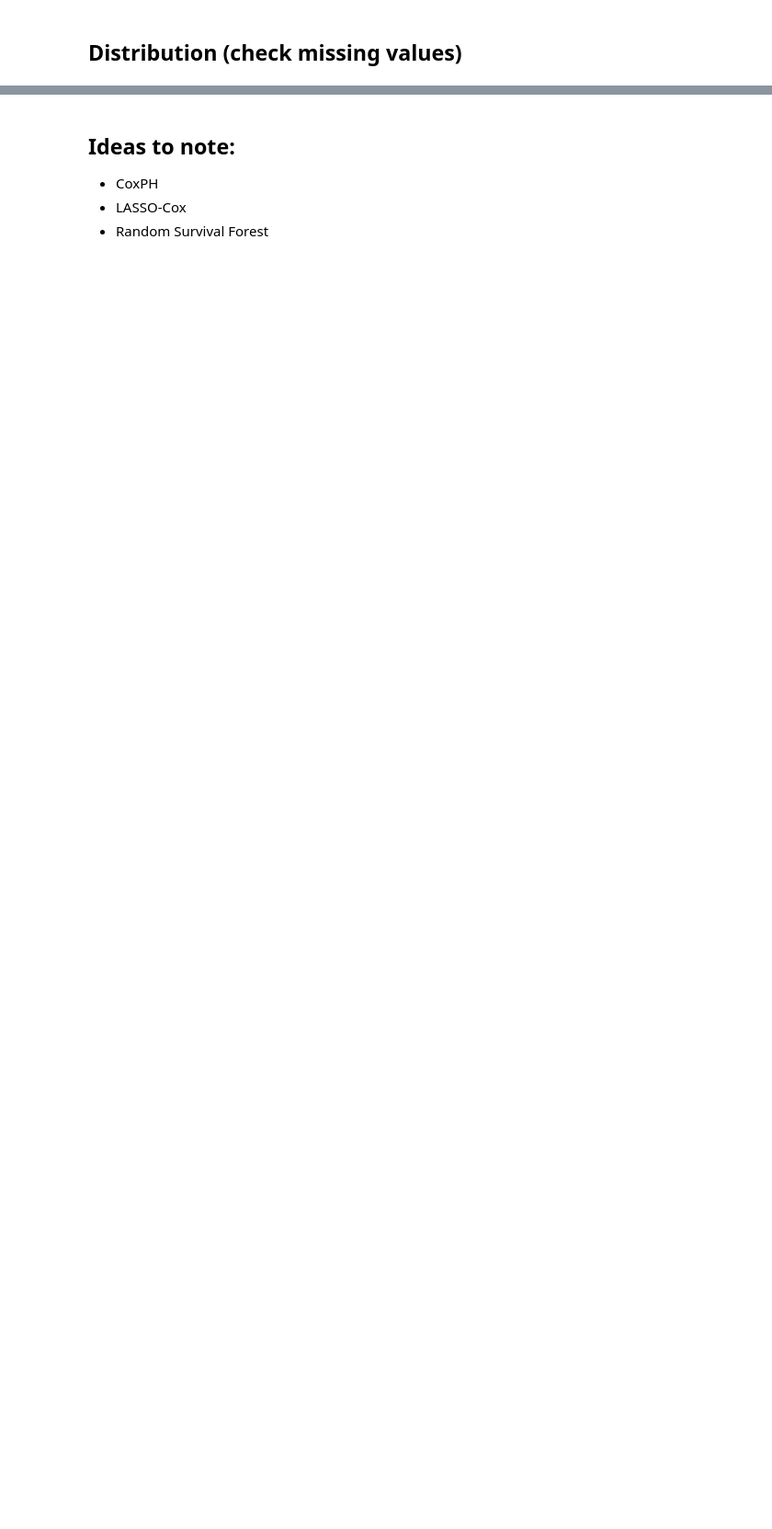
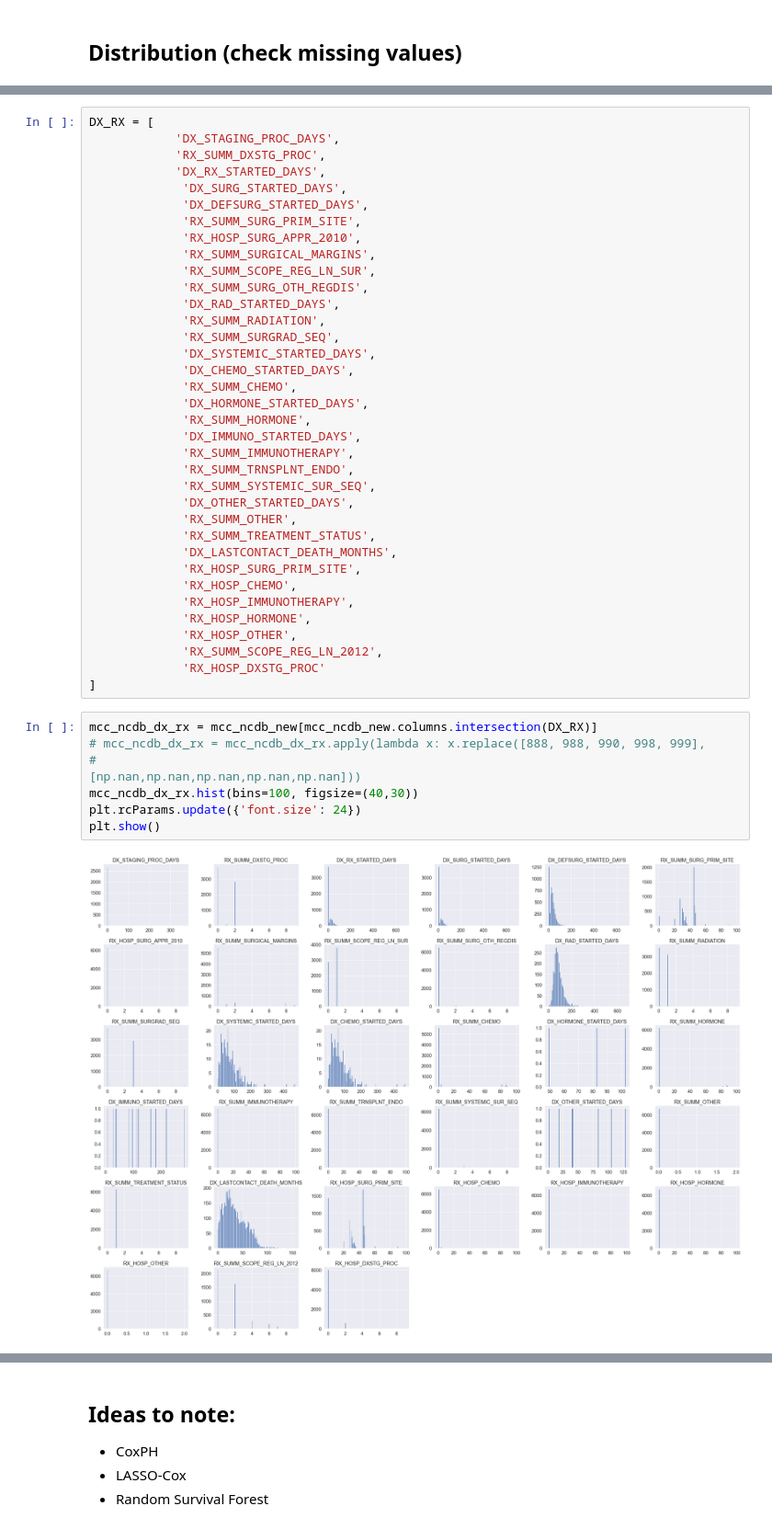
Before and after one commit to jerryji1993/MetMCC-SCAN, a Jupyter notebook: scripts/EDA.ipynb, the cells around one changed output, grey strips where cells are left out. Shown at 92% size. Drawn from its saved outputs; the diff is of its cells as text; blank space fills up the shorter version.

```diff
--- a/scripts/EDA.ipynb
+++ b/scripts/EDA.ipynb
@@ -300,0 +218,45 @@ plt.show()
+# %%
+DX_RX = [
+            'DX_STAGING_PROC_DAYS',
+            'RX_SUMM_DXSTG_PROC',
+            'DX_RX_STARTED_DAYS',
+             'DX_SURG_STARTED_DAYS',
+             'DX_DEFSURG_STARTED_DAYS',
+             'RX_SUMM_SURG_PRIM_SITE',
+             'RX_HOSP_SURG_APPR_2010',
+             'RX_SUMM_SURGICAL_MARGINS',
+             'RX_SUMM_SCOPE_REG_LN_SUR',
+             'RX_SUMM_SURG_OTH_REGDIS',
+             'DX_RAD_STARTED_DAYS',
+             'RX_SUMM_RADIATION',
+             'RX_SUMM_SURGRAD_SEQ',
+             'DX_SYSTEMIC_STARTED_DAYS',
+             'DX_CHEMO_STARTED_DAYS',
+             'RX_SUMM_CHEMO',
+             'DX_HORMONE_STARTED_DAYS',
+             'RX_SUMM_HORMONE',
+             'DX_IMMUNO_STARTED_DAYS',
+             'RX_SUMM_IMMUNOTHERAPY',
+             'RX_SUMM_TRNSPLNT_ENDO',
+             'RX_SUMM_SYSTEMIC_SUR_SEQ',
+             'DX_OTHER_STARTED_DAYS',
+             'RX_SUMM_OTHER',
+             'RX_SUMM_TREATMENT_STATUS',
+             'DX_LASTCONTACT_DEATH_MONTHS',
+             'RX_HOSP_SURG_PRIM_SITE',
+             'RX_HOSP_CHEMO',
+             'RX_HOSP_IMMUNOTHERAPY',
+             'RX_HOSP_HORMONE',
+             'RX_HOSP_OTHER',
+             'RX_SUMM_SCOPE_REG_LN_2012',
+             'RX_HOSP_DXSTG_PROC'
+]
+# %%
+mcc_ncdb_dx_rx = mcc_ncdb_new[mcc_ncdb_new.columns.intersection(DX_RX)]
+# mcc_ncdb_dx_rx = mcc_ncdb_dx_rx.apply(lambda x: x.replace([888, 988, 990, 998, 999],
+#                                                         [np.nan,np.nan,np.nan,np.nan,np.nan]))
+mcc_ncdb_dx_rx.hist(bins=100, figsize=(40,30))
+plt.rcParams.update({'font.size': 24})
+plt.show()
+# %% [output]
+[figure, added]
```
Also changed, not shown: parts of 30 cells of this notebook, 1 other file.
